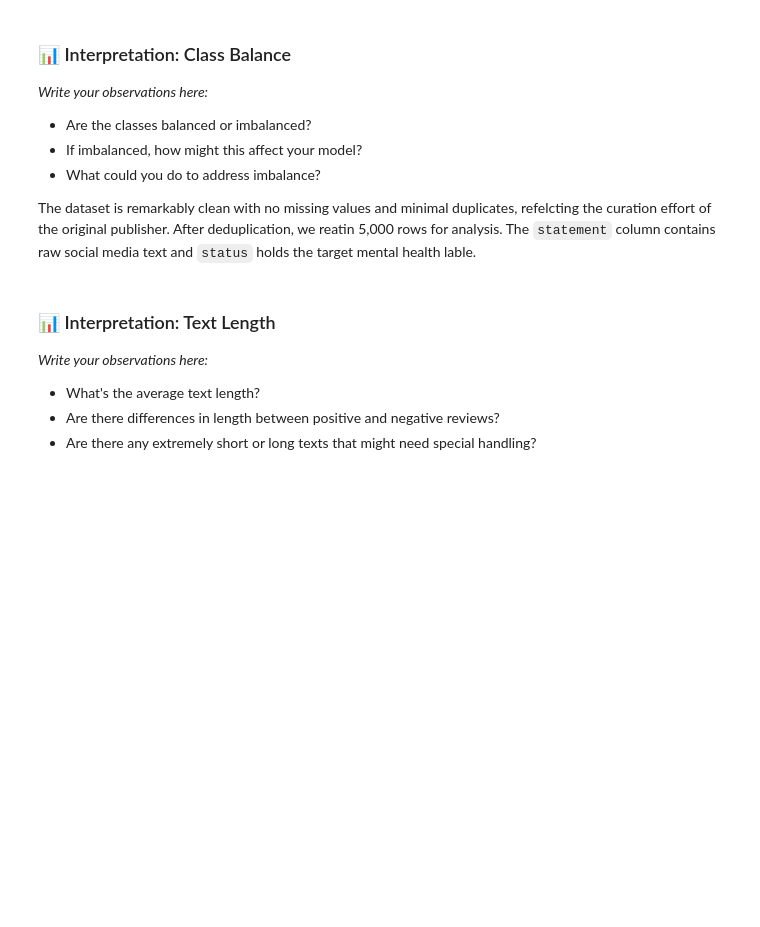
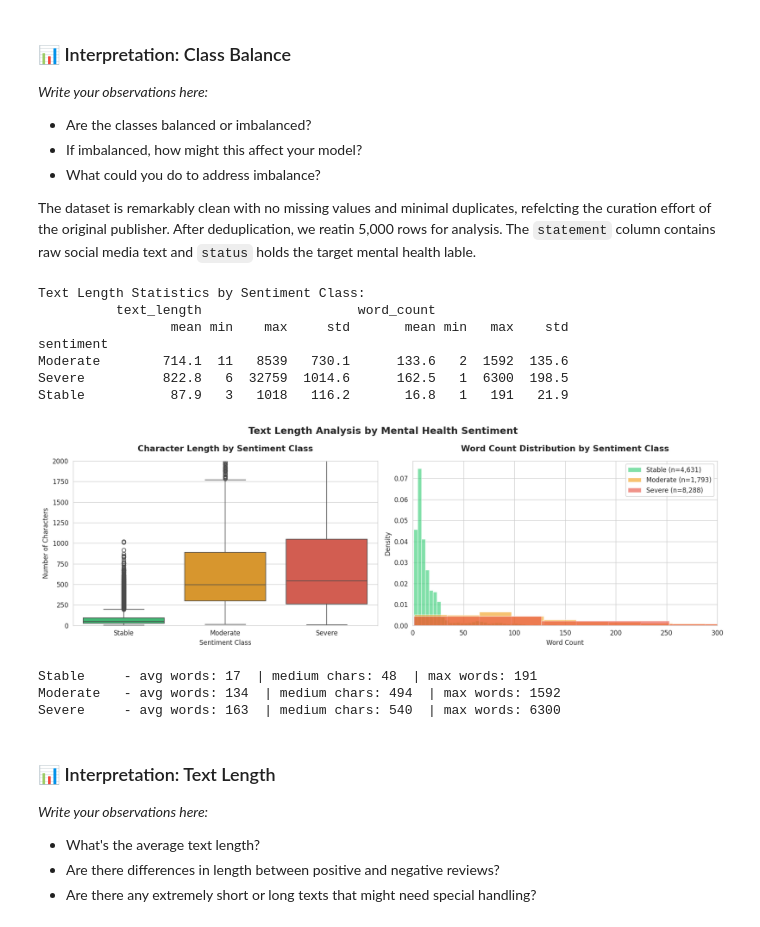
Before and after one commit to CeZa18/Cesar-Zaldivar-ML-ITAI1371, a Jupyter notebook: FP_MentalHelathSentimentAnalysis_CesarZaldivar.ipynb, the cells around one changed output. Cells and saved outputs as stored; diff of their text form; code cells hidden in the pictures; blank space fills up the shorter version.

```diff
--- a/FP_MentalHelathSentimentAnalysis_CesarZaldivar.ipynb
+++ b/FP_MentalHelathSentimentAnalysis_CesarZaldivar.ipynb
@@ -384,3 +376,71 @@ The dataset is remarkably clean with no missing values and minimal duplicates, r
+# %%
+from sklearn.utils.extmath import density
+# Analyze text length distribution
+# YOUR CODE HERE
+
+# Hint: Create a new column for text length
+df['text_length'] = df['text'].str.len()
+df['word_count'] = df['text'].str.split().str.len()
+
+# Plot histogram of text lengths
+# Compare lengths across different sentiments
+
+# Summary statistics by class
+print("Text Length Statistics by Sentiment Class:")
+print(df.groupby('sentiment')[['text_length', 'word_count']]
+      .agg(['mean', 'min', 'max', 'std']).round(1).to_string())
+
+# Visualization
+fig, axes = plt.subplots(1, 2, figsize=(15, 5))
+order = ['Stable', 'Moderate', 'Severe']
+pallette = {'Stable': '#2ecc71', 'Moderate': '#f39c12', 'Severe': '#e74c3c'}
+
+# Left — box plot: character length per class
+sns.boxplot(data=df, x='sentiment', y='text_length',
+            order=order, palette=pallette, ax=axes[0])
+axes[0].set_title('Character Length by Sentiment Class',
+                  fontsize=13, fontweight='bold', pad=15)
+axes[0].set_xlabel('Sentiment Class')
+axes[0].set_ylabel('Number of Characters')
+axes[0].set_ylim(0, 2000)
+
+# Right — overlapping density histograms: word count per class
+for sentiment, color in pallette.items():
+    subset = df[df['sentiment'] == sentiment]['word_count']
+    axes[1].hist(subset, bins=50, alpha=0.6,
+                 label=f'{sentiment} (n={len(subset):,})',
+                 color=color, density=True)
+axes[1].set_title('Word Count Distribution by Sentiment Class',
+                  fontsize=13, fontweight='bold', pad=15)
+axes[1].set_xlabel('Word Count')
+axes[1].set_ylabel('Density')
+axes[1].set_xlim(0, 300)
+axes[1].legend()
+
+plt.suptitle('Text Length Analysis by Mental Health Sentiment',
+             fontsize=15, fontweight='bold')
+plt.tight_layout()
+plt.savefig('text_length_distribution.png')
+plt.show()
+
+# Summary Printout
+for s in order:
+  subset = df[df['sentiment'] == s]
+  print(f"{s:10s} - avg words: {subset['word_count'].mean():.0f}  "
+        f"| medium chars: {subset['text_length'].median():.0f}  "
+        f"| max words: {subset['word_count'].max()}")
+# %% [output]
+Text Length Statistics by Sentiment Class:
+          text_length                    word_count
+                 mean min    max     std       mean min   max    std
+sentiment
+Moderate        714.1  11   8539   730.1      133.6   2  1592  135.6
+Severe          822.8   6  32759  1014.6      162.5   1  6300  198.5
+Stable           87.9   3   1018   116.2       16.8   1   191   21.9
+[figure, added]
+Stable     - avg words: 17  | medium chars: 48  | max words: 191
+Moderate   - avg words: 134  | medium chars: 494  | max words: 1592
+Severe     - avg words: 163  | medium chars: 540  | max words: 6300
 # %% [markdown]
 ### 📊 Interpretation: Text Length
 
```
Also changed, not shown: parts of 4 cells of this notebook.
